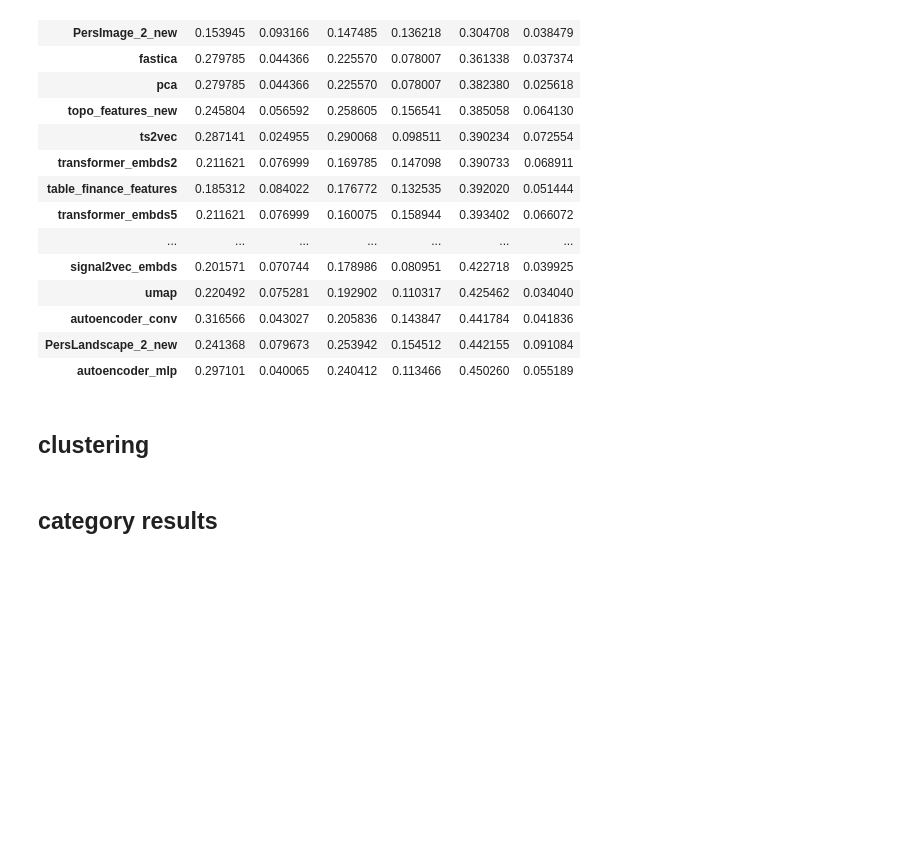
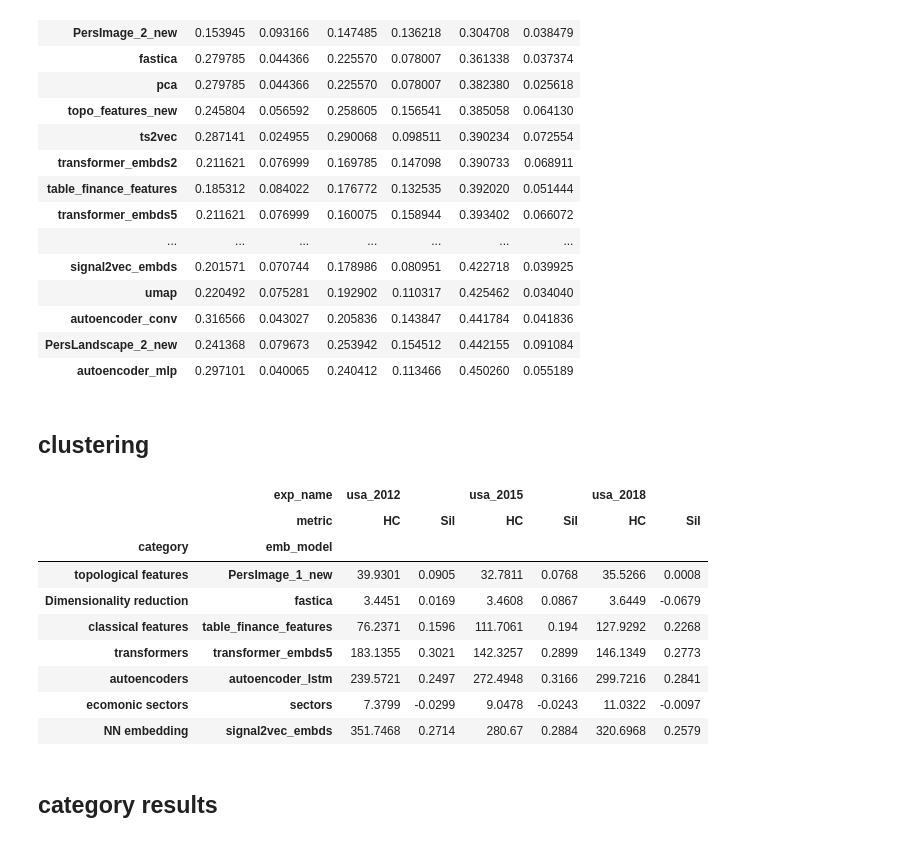
Before and after one commit to petrsokerin/Stock_clustering_paper, a Jupyter notebook: new_res_analysis.ipynb, the cells around one changed output. Cells and saved outputs as stored; diff of their text form; code cells hidden in the pictures; blank space fills up the shorter version.

Commit message:
add clustering

```diff
--- a/new_res_analysis.ipynb
+++ b/new_res_analysis.ipynb
@@ -200,6 +186,45 @@ all_exp_pivot
 | autoencoder_mlp | 0.297101 | 0.040065 | 0.240412 | 0.113466 | 0.450260 | 0.055189 |
 # %% [markdown]
 ## clustering
+# %%
+save = ['signal2vec_embds', 'PersImage_1_new', 'fastica', 'autoencoder_lstm',
+        'table_finance_features', 'sectors', 'transformer_embds5']
+all_experiments_selected = all_experiments.query('emb_model in @save')
+
+features_to_drop = ['DB', 'hom', 'Beta', 'Alpha', 'Sharpe',
+                    'AVG_returns', 'VaR', 'Drawdown', 'Recovery']
+all_experiments_dropped_clust = all_experiments_selected.drop(features_to_drop, axis=1)
+
+all_experiments_dropped_clust = all_experiments_dropped_clust.sort_values(['Risk'], ascending=True)
+all_experiments_gr = all_experiments_dropped_clust.groupby(['exp_name', 'category'], as_index=False, sort=True).first()
+
+all_exp_melt = pd.melt(all_experiments_gr, id_vars=['exp_name', 'category', 'emb_model', 'clust_model'],
+        value_vars=['Risk', 'HC', 'Sil'], var_name='metric', value_name='value')
+
+all_exp_pivot = all_exp_melt.pivot(index=['category', 'emb_model'], columns=['exp_name', 'metric'], values=['value'])
+all_exp_pivot.columns = all_exp_pivot.columns.droplevel()
+all_exp_pivot = all_exp_pivot.sort_index(axis=1, level=0)
+all_exp_pivot.sort_values([('usa_2018', 'Risk')], inplace=True)
+all_exp_pivot = all_exp_pivot.drop(['Risk'], axis=1, level=1)
+
+all_exp_pivot = all_exp_pivot.apply(lambda x: round(x, 4))
+all_exp_pivot = all_exp_pivot.astype('str')
+
+
+all_exp_pivot.to_excel('results/tables/clustering.xlsx')
+
+all_exp_pivot
+# %% [output]
+|  | exp_name | usa_2012 |  | usa_2015 |  | usa_2018 |  |
+|  | metric | HC | Sil | HC | Sil | HC | Sil |
+| category | emb_model |  |  |  |  |  |  |
+| topological features | PersImage_1_new | 39.9301 | 0.0905 | 32.7811 | 0.0768 | 35.5266 | 0.0008 |
+| Dimensionality reduction | fastica | 3.4451 | 0.0169 | 3.4608 | 0.0867 | 3.6449 | -0.0679 |
+| classical features | table_finance_features | 76.2371 | 0.1596 | 111.7061 | 0.194 | 127.9292 | 0.2268 |
+| transformers | transformer_embds5 | 183.1355 | 0.3021 | 142.3257 | 0.2899 | 146.1349 | 0.2773 |
+| autoencoders | autoencoder_lstm | 239.5721 | 0.2497 | 272.4948 | 0.3166 | 299.7216 | 0.2841 |
+| ecomonic sectors | sectors | 7.3799 | -0.0299 | 9.0478 | -0.0243 | 11.0322 | -0.0097 |
+| NN embedding | signal2vec_embds | 351.7468 | 0.2714 | 280.67 | 0.2884 | 320.6968 | 0.2579 |
 # %% [markdown]
 ## category results
 # %%
```
Also changed, not shown: parts of 2 cells of this notebook, 3 other files.
